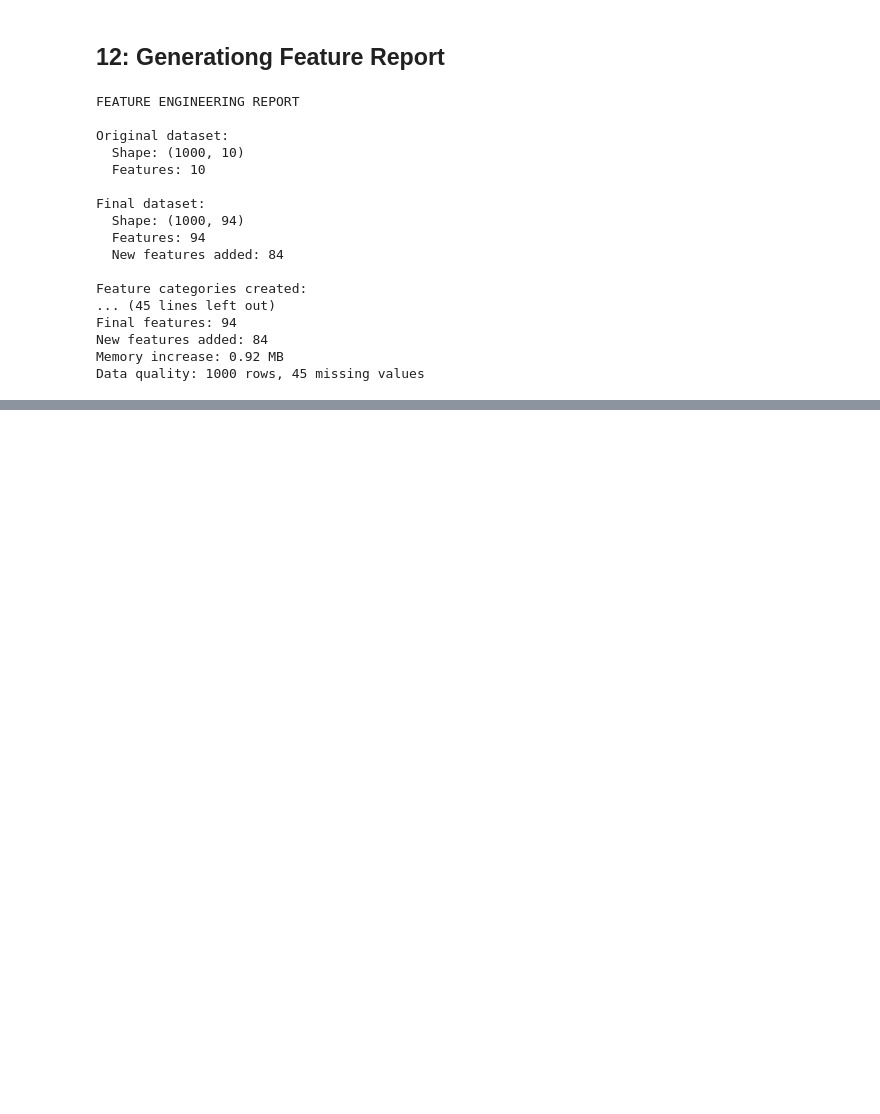
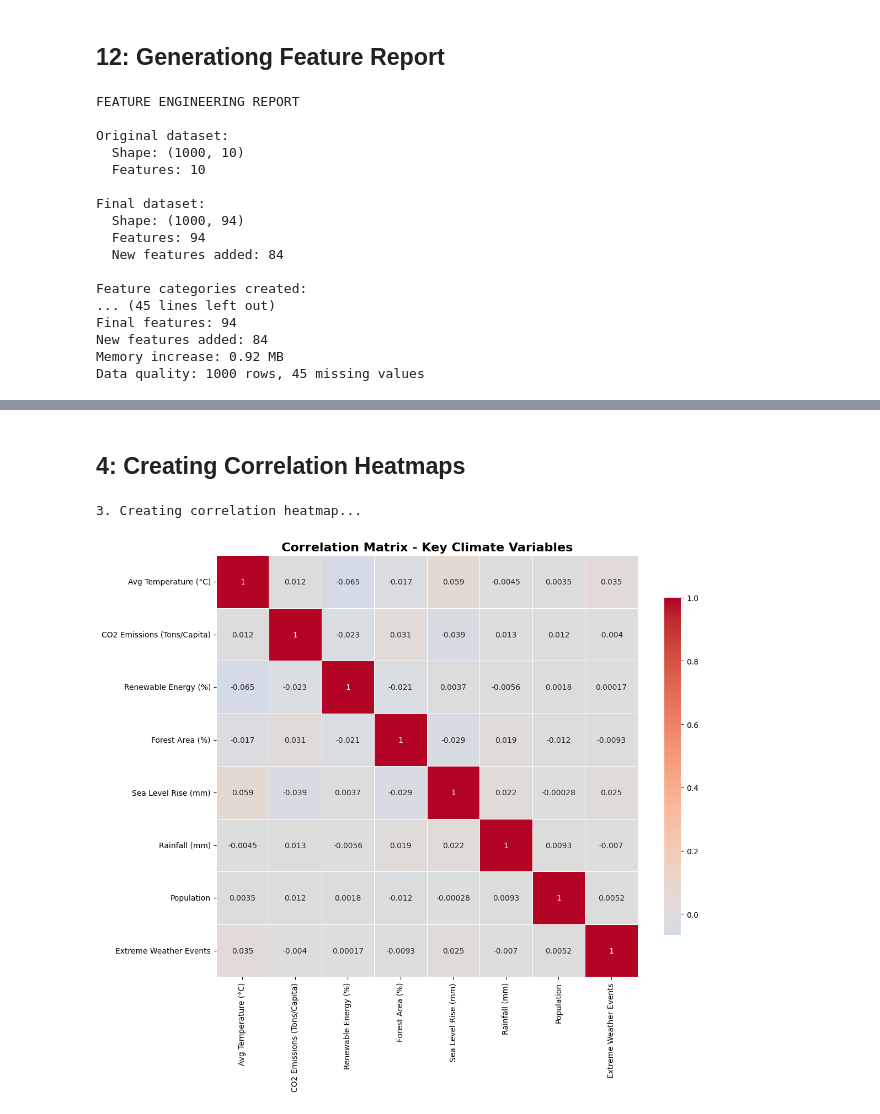
Before and after one commit to Aishaamalik/Climate-Change-Prediction, a Jupyter notebook: PROJECT_5.ipynb, the cells around one changed output, grey strips where cells are left out. Saved outputs shown, nothing was run; the diff lists cells and outputs as text; code cells hidden in the pictures; blank space fills up the shorter version.

```diff
--- a/PROJECT_5.ipynb
+++ b/PROJECT_5.ipynb
@@ -1388,0 +1492,32 @@ Data quality: 1000 rows, 45 missing values
+# %% [markdown]
+## 4: Creating Correlation Heatmaps
+# %%
+
+def create_correlation_heatmap(df):
+    """Create correlation heatmap for numerical variables"""
+    print("\n3. Creating correlation heatmap...")
+
+    numerical_cols = df.select_dtypes(include=[np.number]).columns
+
+    key_vars = ['Avg Temperature (°C)', 'CO2 Emissions (Tons/Capita)', 'Renewable Energy (%)',
+                'Forest Area (%)', 'Sea Level Rise (mm)', 'Rainfall (mm)',
+                'Population', 'Extreme Weather Events']
+
+    available_vars = [col for col in key_vars if col in numerical_cols]
+
+    if len(available_vars) < 3:
+        available_vars = numerical_cols[:8]
+
+    correlation_matrix = df[available_vars].corr()
+
+    plt.figure(figsize=(12, 10))
+    sns.heatmap(correlation_matrix, annot=True, cmap='coolwarm', center=0,
+                square=True, linewidths=0.5, cbar_kws={"shrink": .8})
+    plt.title('Correlation Matrix - Key Climate Variables', fontweight='bold', fontsize=16)
+    plt.tight_layout()
+    plt.show()
+
+create_correlation_heatmap(df)
+# %% [output]
+3. Creating correlation heatmap...
+[figure, added]
```
Also changed, not shown: parts of 24 cells of this notebook.
